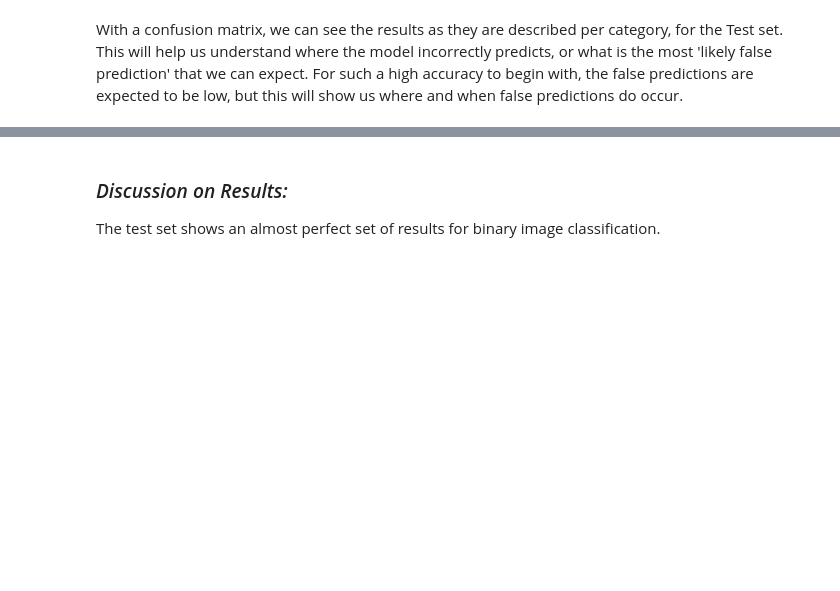
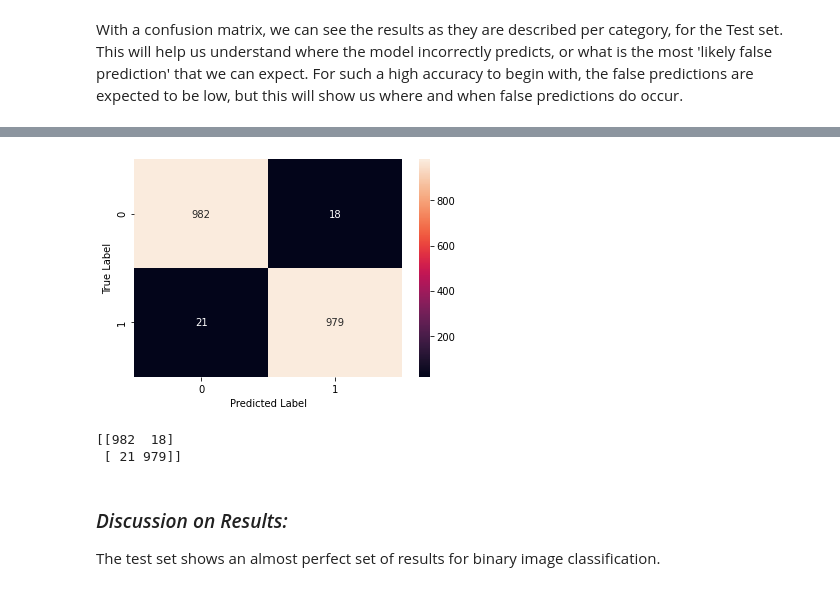
Before and after one commit to tomashege/lunch_lab_project_final, a Jupyter notebook: TH.ipynb, the cells around one changed output, grey strips where cells are left out. Saved outputs shown, nothing was run; the diff lists cells and outputs as text; code cells hidden in the pictures; blank space fills up the shorter version.

```diff
--- a/TH.ipynb
+++ b/TH.ipynb
@@ -218,7 +229,7 @@ validation_set = valid_datagen.flow(X_val, y_val, batch_size= batch_size)
 # %%
 test_datagen = ImageDataGenerator(rescale=1./255)
 
-test_set = test_datagen.flow(X_test, y_test, batch_size= batch_size)
+test_set = test_datagen.flow(X_test, y_test, batch_size= batch_size, shuffle = False)
 # %% [markdown]
 ## Part 2 - Choosing Model & Building It
 # %% [markdown]
@@ -409,7 +430,17 @@ Test Accuracy: 98.400
 With a confusion matrix, we can see the results as they are described per category, for the Test set. This will help us understand where the model incorrectly predicts, or what is the most 'likely false prediction' that we can expect. For such a high accuracy to begin with, the false predictions are expected to be low, but this will show us where and when false predictions do occur.
 # %%
 from sklearn.metrics import confusion_matrix
-Y_pred = cnn.predict(test_set, steps=len(test_set),batch_size=batch_size, verbose=0)
-y_pred = np.argmax(Y_pred, axis=1)
+
+Y_pred = cnn.predict(test_set, steps=len(test_set),batch_size=batch_size, verbose=1)
+# Y_pred = cnn.predict(test_set)
+Y_pred = np.array(Y_pred).round()
+
 print('Confusion Matrix')
-print(confusion_matrix(y_test, y_pred))
+conf = (confusion_matrix(y_test, Y_pred))
+y = ['0', '1']
+sns.heatmap(conf,annot=True, fmt='d')
+plt.ylabel('True Label')
+plt.xlabel('Predicted Label')
+plt.show()
+print(conf)
+# %% [output]
@@ -416 +449,4 @@ print(confusion_matrix(y_test, y_pred))
+[figure, added]
+[[982  18]
+ [ 21 979]]
 # %% [markdown]
```
Also changed, not shown: parts of 11 cells of this notebook, 2 other files.
